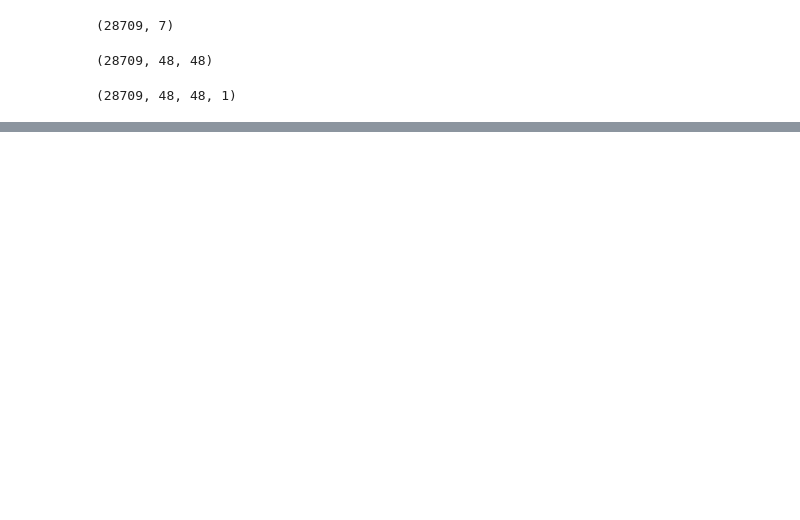
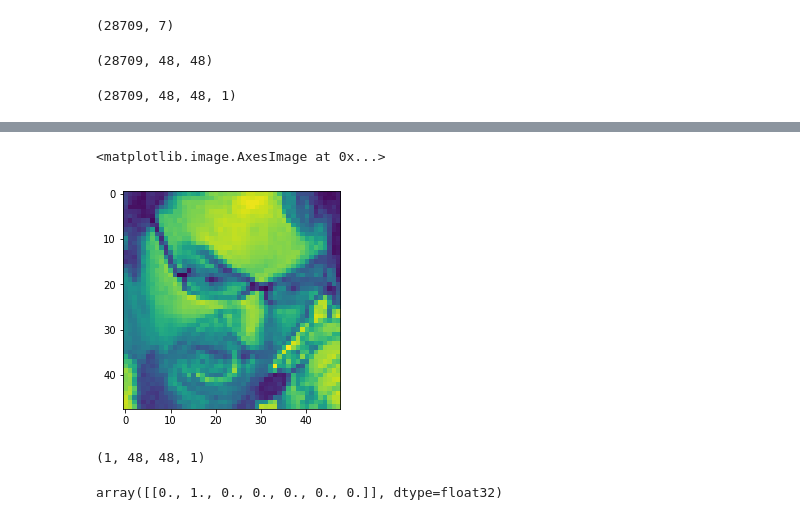
Before and after one commit to joelweber97/Python3_Emotion_Classifier, a Jupyter notebook: label_creator.ipynb, the cells around one changed output, grey strips where cells are left out. Saved outputs shown, nothing was run; the diff lists cells and outputs as text; code cells hidden in the pictures; blank space fills up the shorter version.

```diff
--- a/label_creator.ipynb
+++ b/label_creator.ipynb
@@ -158,0 +230,5 @@ WARNING:tensorflow:Large dropout rate: 0.6 (>0.5). In TensorFlow 2.x, dropout()
+# %%
+plt.imshow(single_image4)
+# %% [output]
+<matplotlib.image.AxesImage at 0x...>
+[figure, added]
@@ -158,0 +244,4 @@ WARNING:tensorflow:Large dropout rate: 0.6 (>0.5). In TensorFlow 2.x, dropout()
+# %%
+single_image2.shape
+# %% [output]
+(1, 48, 48, 1)
@@ -158,0 +254,4 @@ WARNING:tensorflow:Large dropout rate: 0.6 (>0.5). In TensorFlow 2.x, dropout()
+# %%
+model.predict(single_image2)
+# %% [output]
+array([[0., 1., 0., 0., 0., 0., 0.]], dtype=float32)
```
Also changed, not shown: parts of 25 cells of this notebook.
